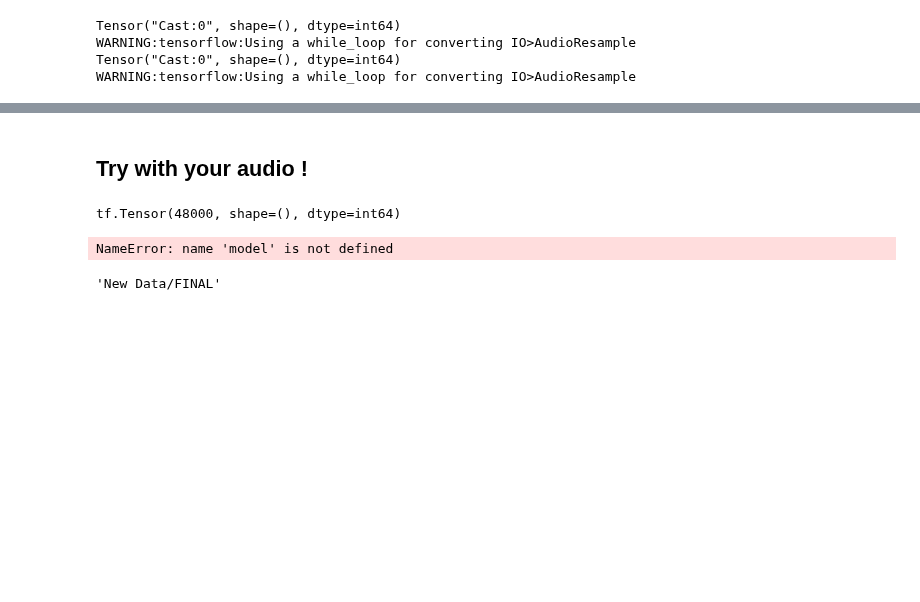
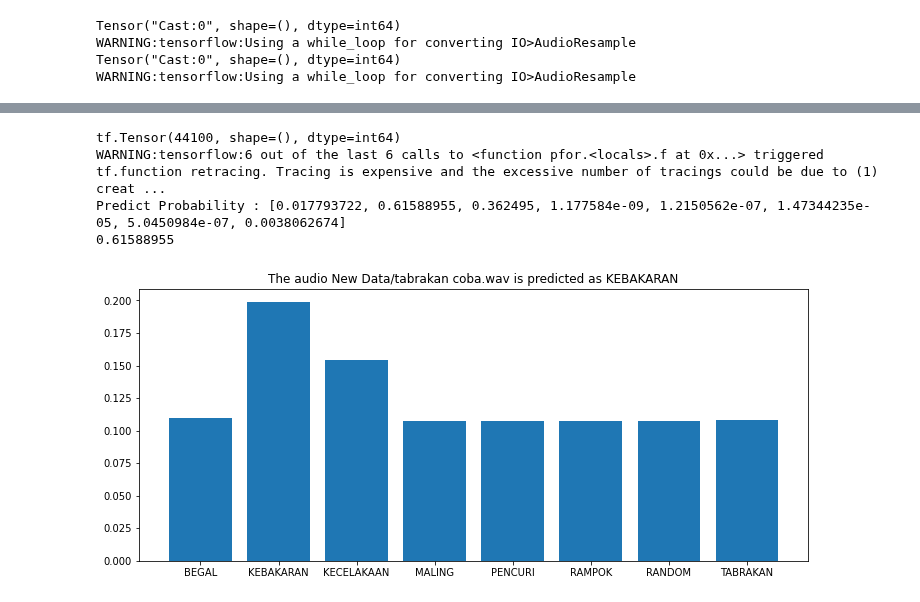
Before and after one commit to C22-PS121/machine-learning, a Jupyter notebook: ML_Model.ipynb, the cells around one changed output, grey strips where cells are left out. Drawn from its saved outputs; the diff is of its cells as text; code cells hidden in the pictures; blank space fills up the shorter version.

```diff
--- a/ML_Model.ipynb
+++ b/ML_Model.ipynb
@@ -502,5 +461,5 @@ sampe sini
 # %%
-savedir='machine-learning/model30epochs'
+savedir='machine-learning/final-model'
 # %%
 model.save(savedir)
 # %% [output]
@@ -535,15 +488,19 @@ os.getcwd()
 # %%
 input_shape = [1,124,129]
-def predictingload(path):
-  waveform = decode_audio(path)
-  spec = get_spectrogram(waveform)
+def predicting(path):
+  waveform = _decode_audio(path)
+  spec = _get_spectrogram(waveform)
   spec = tf.reshape(spec, input_shape)
+
   predict = list(loadedmodel.predict([spec])[0])
   print(f'Predict Probability : {predict}')
+
   predicted = max(predict)
   print(predicted)
+
   index = predict.index(predicted)
   predictresult = event[index]
+
   plt.figure(figsize=(12,5))
   plt.title(f"The audio {path} is predicted as {predictresult}")
   predictgraph(spec)
@@ -559,31 +508,13 @@ Predict Probability : [8.8506415e-05, 0.9999114, 2.9658518e-09, 5.3487235e-19, 4
-# %% [markdown]
-## Try with your audio !
 # %%
 def predictgraph(spec):
     prediction = loadedmodel(spec)
     plt.bar(event, tf.nn.softmax(prediction[0]))
     plt.show()
-# %%
-def predicting(path):
-  waveform = decode_audio(path)
-  spec = get_spectrogram(waveform)
-  spec = tf.reshape(spec, input_shape)
-  predict = list(model.predict([spec])[0])
-  print(f'Predict Probability : {predict}')
-  predicted = max(predict)
-  print(predicted)
-  index = predict.index(predicted)
-  predictresult = event[index]
-  plt.title(f'Predictions for "{predictresult}"')
-  predictgraph(spec)
-  display.display(display.Audio(waveform, rate=16000))
-  return f"The audio {path} is {predictresult}"
-# %%
-predicting(data_dir+'/begal/begal_1.wav')
-# %% [output]
-tf.Tensor(48000, shape=(), dtype=int64)
-NameError: name 'model' is not defined
-# %%
-data_dir
-# %% [output]
-'New Data/FINAL'
+# %%
+predicting('New Data/tabrakan coba.wav')
+# %% [output]
+tf.Tensor(44100, shape=(), dtype=int64)
+WARNING:tensorflow:6 out of the last 6 calls to <function pfor.<locals>.f at 0x...> triggered tf.function retracing. Tracing is expensive and the excessive number of tracings could be due to (1) creat ...
+Predict Probability : [0.017793722, 0.61588955, 0.362495, 1.177584e-09, 1.2150562e-07, 1.47344235e-05, 5.0450984e-07, 0.0038062674]
+0.61588955
+[figure, added]
```
Also changed, not shown: parts of 61 cells of this notebook, 11 other files.
